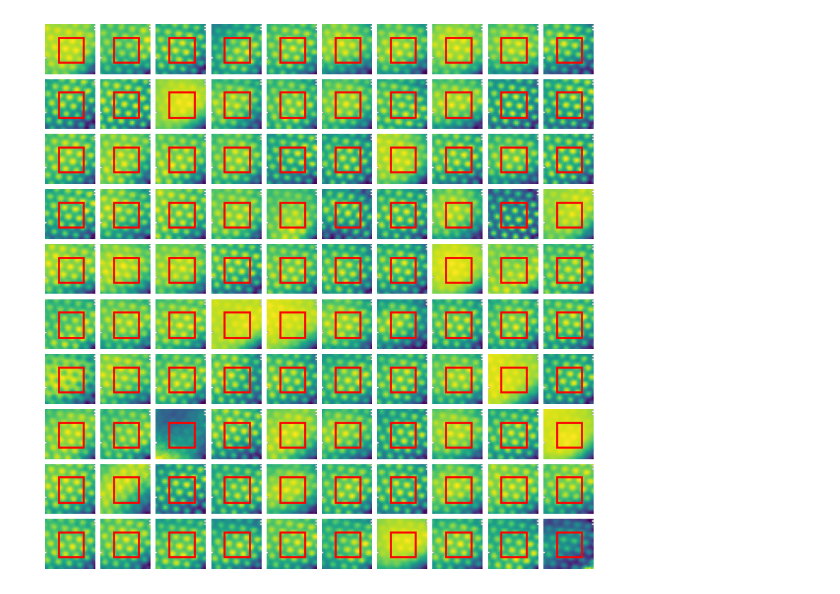
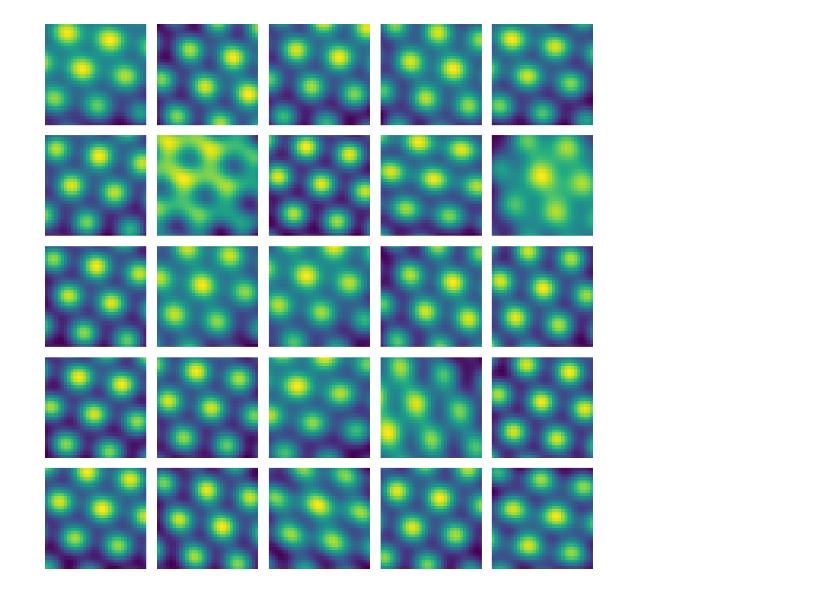
Before and after one commit to bioAI-Oslo/ExponentialRepresentations, a Jupyter notebook: experimental_transformations.ipynb, the cells around one changed output. Cells and saved outputs as stored; diff of their text form; code cells hidden in the pictures.

```diff
--- a/experimental_transformations.ipynb
+++ b/experimental_transformations.ipynb
@@ -104,17 +76,23 @@ p_prime = p_prime.detach().numpy()
-# %%
-from matplotlib.pylab import size
-
-
-bins = original_ratemaps.shape[0]
-model_ratemaps = scipy.stats.binned_statistic_2d(r[:,0], r[:,1], p_prime, bins = 32)[0]
-
-# 32 = 1
-s = 32/2
-fig, axs = ratemap_collage(model_ratemaps[:100],10, 10, figsize = (10, 10))
-for ax in axs.flatten():
-    square = patches.Rectangle((16- s/2, 16-s/2),s, s, edgecolor='red',facecolor='none',linewidth=2)
-    ax.add_patch(square)
-    ax.set_xticks([])
-    ax.set_yticks([])
-# %% [output]
-[figure, removed]
+# %%
+rg = np.arange(32)
+xxg, yyg = np.meshgrid(rg, rg)
+rrg = np.stack((xxg.ravel(), yyg.ravel()), axis = -1)
+v = rrg - 16 # shift to center, dt = 1
+v = v/16 # 32 pixels = [-1, 1] ; 1 pixel = 2/32 = 1/16
+# only generation
+p_prime = torch.full((ratemaps.shape[-1], len(v)), torch.nan, dtype = torch.float32)
+p0 = ratemaps[ratemaps.shape[0]//2, ratemaps.shape[1]//2]
+
+for i in range(len(v)):
+    C = v[i,0]*model.A + v[i,1]*model.B
+    Q = torch.matrix_exp(C)
+    p_prime[:,i] = Q@p0
+    p_prev = p_prime[:,i]
+p_prime = p_prime.detach().numpy()
+bins = original_ratemaps.shape[0]
+
+rmap = p_prime.reshape((-1, bins, bins)).transpose((0, 2, 1))
+ratemap_collage(rmap, figsize = (10,10))
+plt.savefig('./figures/generated_ratemaps_same_size.svg', dpi=300, bbox_inches='tight')
+# %% [output]
+[figure, added]
```
Also changed, not shown: parts of 22 cells of this notebook.
